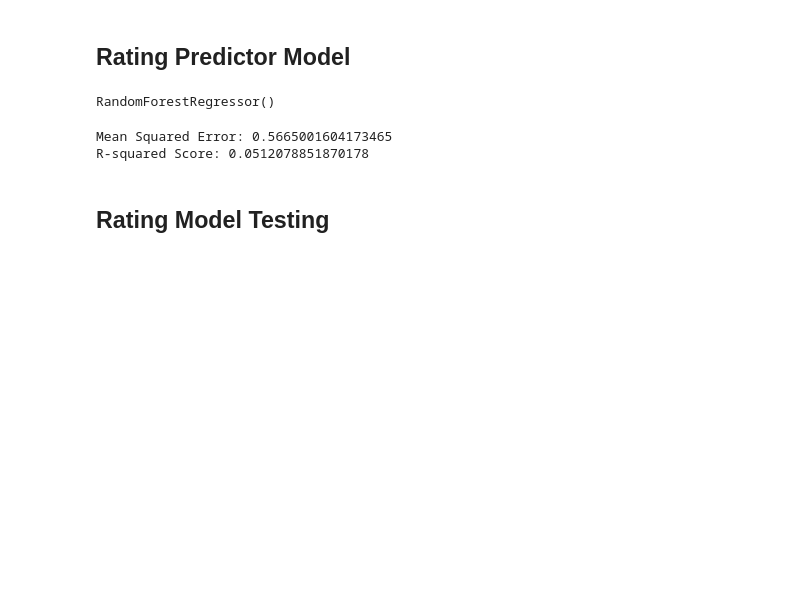
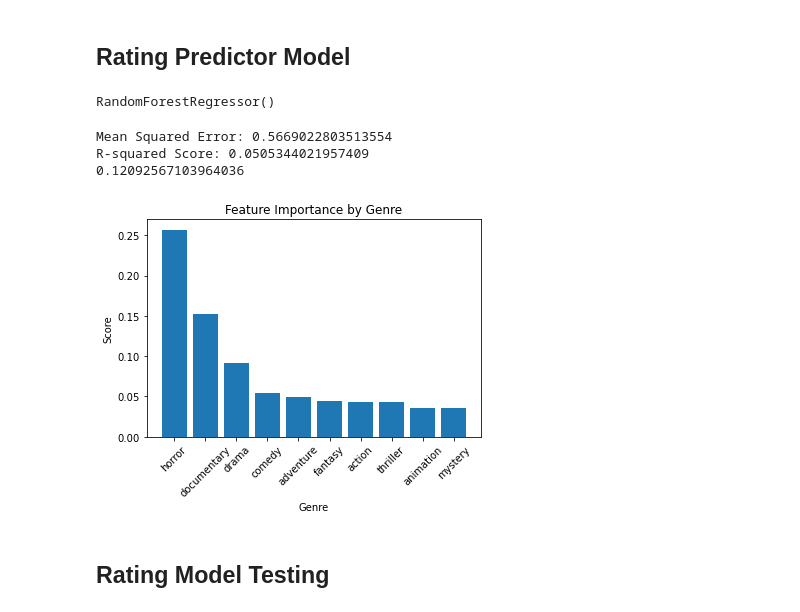
Before and after one commit to jstnkuo/Movie-Recommender-Model, a Jupyter notebook: movie_recommender.ipynb, the cells around one changed output. Drawn from its saved outputs; the diff is of its cells as text; code cells hidden in the pictures; blank space fills up the shorter version.

```diff
--- a/movie_recommender.ipynb
+++ b/movie_recommender.ipynb
@@ -332,6 +332,7 @@ genre_feats=vectorizer.transform(new_df['genres'])
 
 # Splitting the data into training and testing sets
 X=genre_feats.todense()
+X=np.asarray(X)
 y=new_df['rating']
 X_train, X_test, y_train, y_test = train_test_split(X, y, test_size=0.2, random_state=42)
 
@@ -352,9 +353,28 @@ mse = mean_squared_error(y_test, y_pred)
 print("Mean Squared Error:", mse)
 r2_score = rf.score(X_test, y_test)
 print("R-squared Score:", r2_score)
+
+r_score = rf.score(X_train, y_train)
+print(r_score)
 # %% [output]
-Mean Squared Error: 0.5665001604173465
-R-squared Score: 0.0512078851870178
+Mean Squared Error: 0.5669022803513554
+R-squared Score: 0.0505344021957409
+0.12092567103964036
+# %%
+# Feature importance
+sorted(list(zip(rf.feature_importances_, vectorizer.get_feature_names_out())))
+ft_df = pd.DataFrame(rf.feature_importances_, vectorizer.get_feature_names_out())
+ft_df = ft_df.rename(columns={0:'Feature Importance'})
+ft_df = ft_df.sort_values('Feature Importance', ascending = False).head(10)
+
+plt.bar(ft_df.index, ft_df['Feature Importance'])
+plt.xlabel('Genre')
+plt.ylabel('Score')
+plt.xticks(rotation=45)
+plt.title('Feature Importance by Genre')
+plt.show()
+# %% [output]
+[figure, added]
 # %% [markdown]
 ## Rating Model Testing
 # %%
```
Also changed, not shown: parts of 3 cells of this notebook.
